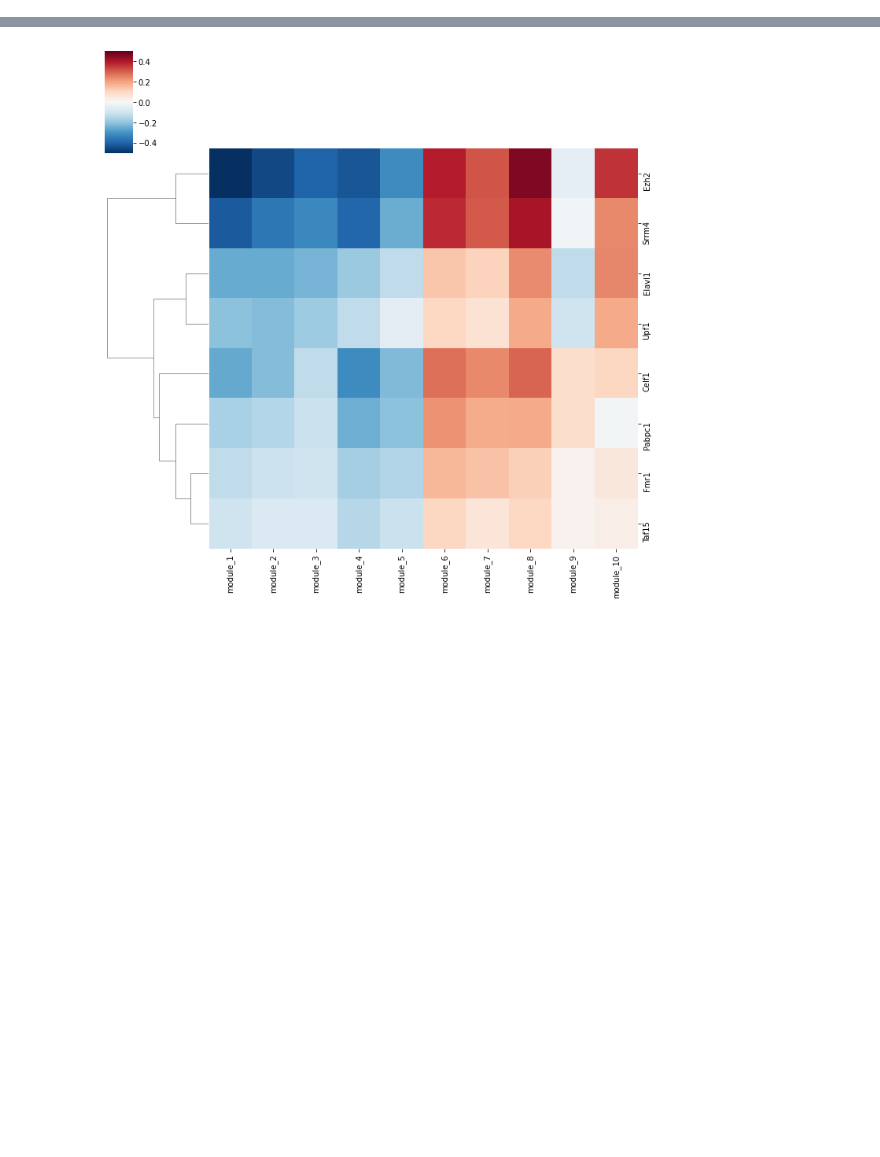
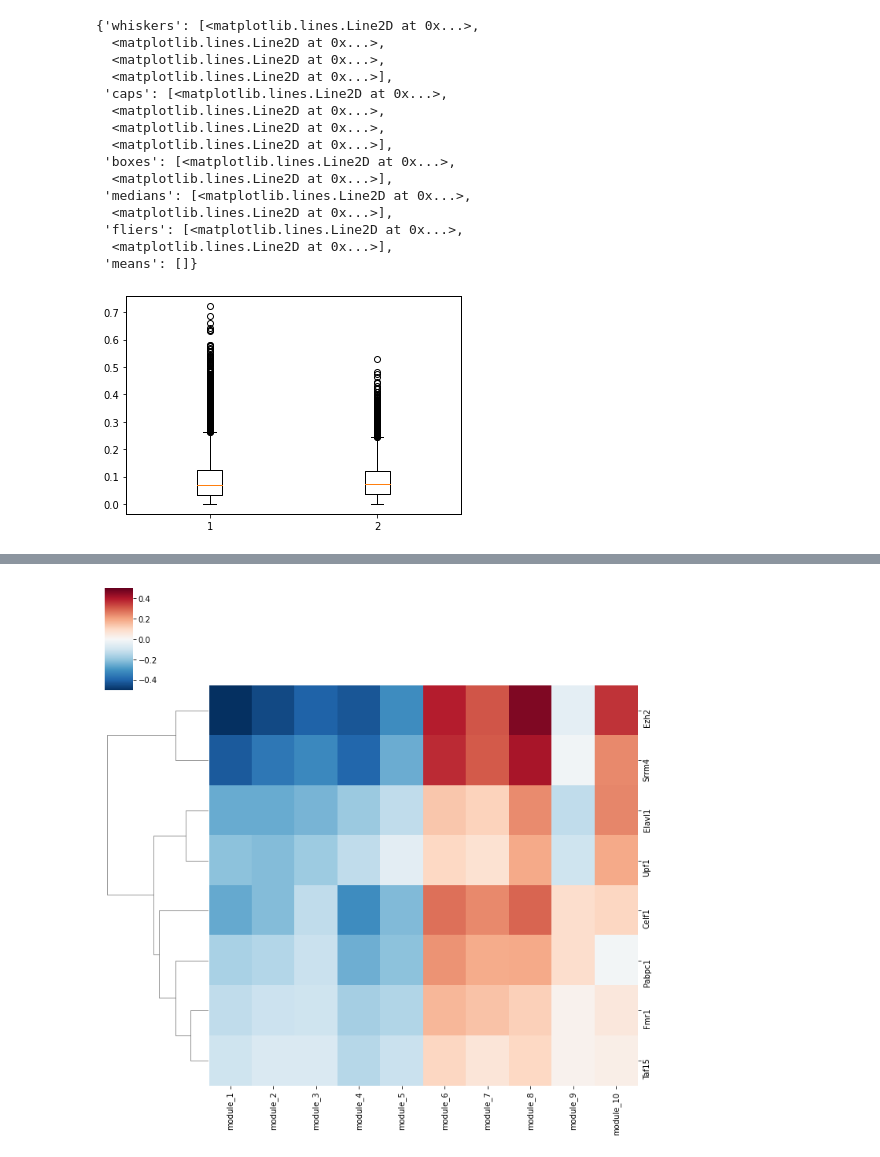
Before and after one commit to lareaulab/analysis_psix, a Jupyter notebook: Mouse_Midbrain_Deveopment/mouse_brain_regulation.ipynb, the cells around one changed output, grey strips where cells are left out. Saved outputs shown, nothing was run; the diff lists cells and outputs as text; code cells hidden in the pictures; blank space fills up the shorter version.

```diff
--- a/Mouse_Midbrain_Deveopment/mouse_brain_regulation.ipynb
+++ b/Mouse_Midbrain_Deveopment/mouse_brain_regulation.ipynb
@@ -110,0 +158,19 @@ hyper_enrich_significance = pd.DataFrame(multipletests(np.array(pval_hyper).resh
+# %%
+plt.boxplot([[np.abs(x[0]) for x in pearsonr_pos_list], [np.abs(x[0]) for x in pearsonr_neg_list]])
+# %% [output]
+{'whiskers': [<matplotlib.lines.Line2D at 0x...>,
+  <matplotlib.lines.Line2D at 0x...>,
+  <matplotlib.lines.Line2D at 0x...>,
+  <matplotlib.lines.Line2D at 0x...>],
+ 'caps': [<matplotlib.lines.Line2D at 0x...>,
+  <matplotlib.lines.Line2D at 0x...>,
+  <matplotlib.lines.Line2D at 0x...>,
+  <matplotlib.lines.Line2D at 0x...>],
+ 'boxes': [<matplotlib.lines.Line2D at 0x...>,
+  <matplotlib.lines.Line2D at 0x...>],
+ 'medians': [<matplotlib.lines.Line2D at 0x...>,
+  <matplotlib.lines.Line2D at 0x...>],
+ 'fliers': [<matplotlib.lines.Line2D at 0x...>,
+  <matplotlib.lines.Line2D at 0x...>],
+ 'means': []}
+[figure, added]
```
Also changed, not shown: parts of 13 cells of this notebook, 59 other files.
